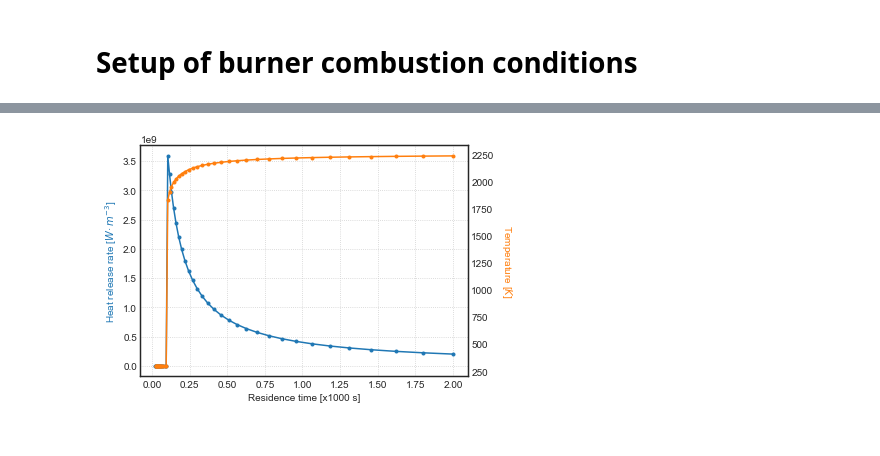
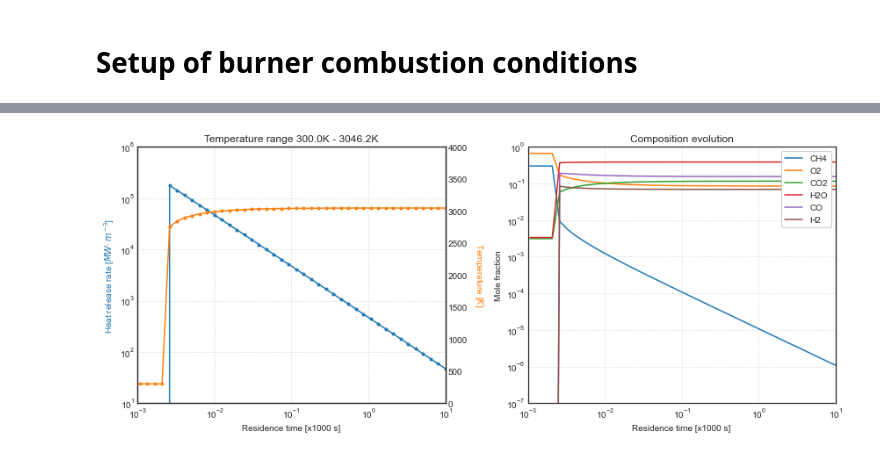
Before and after one commit to ILovewindows-oss/learning-scientific-computing, a Jupyter notebook: numerical-notebooks/015-Methane-Combustion-Comparison.ipynb, the cells around one changed output, grey strips where cells are left out. Cells and saved outputs as stored; diff of their text form; code cells hidden in the pictures.

```diff
--- a/numerical-notebooks/015-Methane-Combustion-Comparison.ipynb
+++ b/numerical-notebooks/015-Methane-Combustion-Comparison.ipynb
@@ -36,48 +86,57 @@ tau = 0.002
 # %%
-def test_mechanism(mech, x_fuel):
+def test_mechanism(mech, fuel):
     """ """
+    tau_min = 0.0001 * tau_max
     comb = CombustorPSR(mech)
-    comb.initialize(300.0, ct.one_atm, phi, x_fuel, x_oxyd)
-    _ = comb.to_steady_state(tau, tau_min=0.01 * tau)
-    comb.plot(tau_scale=1000)
+    comb.set_states(phi, fuel, oxid, basis="mole")
+    comb.to_steady_state(tau_max, tau_min=tau_min, tau_dec=0.8)
+    comb.plot(
+        tau_scale=1000,
+        xlim=(tau_min * 1000, tau_max * 1000),
+        ax1_ylim=(1e+01, 1e+06),
+        ax2_ylim=(1e-07, 1e+00),
+        ax3_ylim=(0, 4000),
+        loc=1
+    )
+    plt.show()
+    return comb
 
 
 def test_excluding_species(mech, spec_list=[]):
     """ """
-    x_fuel_local = {**x_fuel}
+    x_fuel_local = {**fuel}
 
     for spec in spec_list:
         if spec in x_fuel_local:
             del x_fuel_local[spec]
 
-    test_mechanism(mech, x_fuel_local)
+    comb = test_mechanism(mech, x_fuel_local)
+    return comb
 
 
 def test_gri30():
     """ """
     mech = "gri30.yaml"
-    test_excluding_species(mech, spec_list=[])
+    comb = test_excluding_species(mech, spec_list=[])
+    return comb
 
 
 def test_lu30_gri30():
     """ """
     mech = "Lu_2008_CH4_sk30/lu30_gri30.cti"
-    test_excluding_species(mech, spec_list=["C3H8"])
+    comb = test_excluding_species(mech, spec_list=["C3H8"])
+    return comb
 
 
 def test_zhukov23_gri30():
     """ """
     mech = "Zhukov_2018_sk23/zhukov23_gri30.cti"
-    test_excluding_species(mech, spec_list=["C3H8"])
-
-
-def test_zhukov23_gri30_alt():
-    """ """
-    mech = "Zhukov_2018_sk23/zhukov23_gri30_alt.cti"
-    test_excluding_species(mech, spec_list=["C3H8"])
+    comb = test_excluding_species(mech, spec_list=["C3H8"])
+    return comb
 
 
 def test_2s_ch4_bfer():
     """ """
-    mech = "2S_CH4_BFER.cti"
-    test_excluding_species(mech, spec_list=["C2H6", "C3H8"])
+    mech = "Methane_Low_Order/2S_CH4_BFER.cti"
+    comb = test_excluding_species(mech, spec_list=["C2H6", "C3H8"])
+    return comb
@@ -100,4 +143,4 @@ test_zhukov23_gri30_alt()
-# %%
-test_2s_ch4_bfer()
-# %% [output]
-[figure, removed]
+# %%
+comb = test_gri30()
+# %% [output]
+[figure, added]
```
Also changed, not shown: parts of 13 cells of this notebook.
